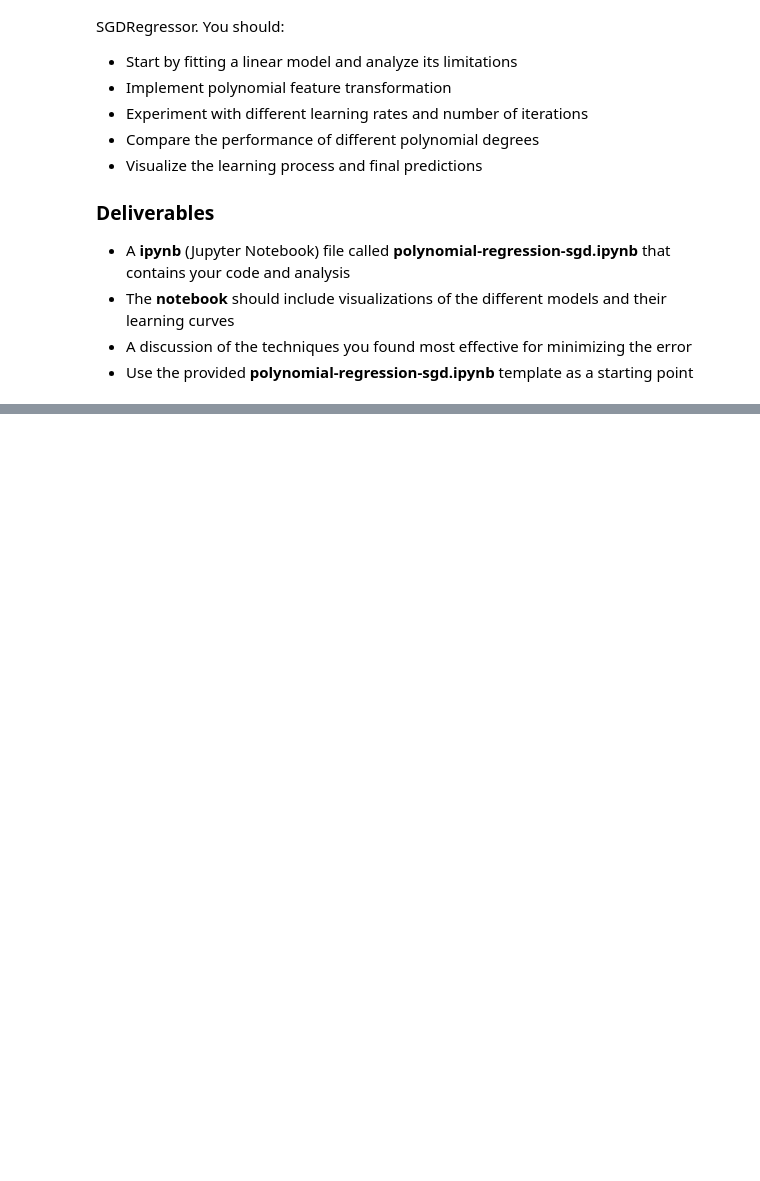
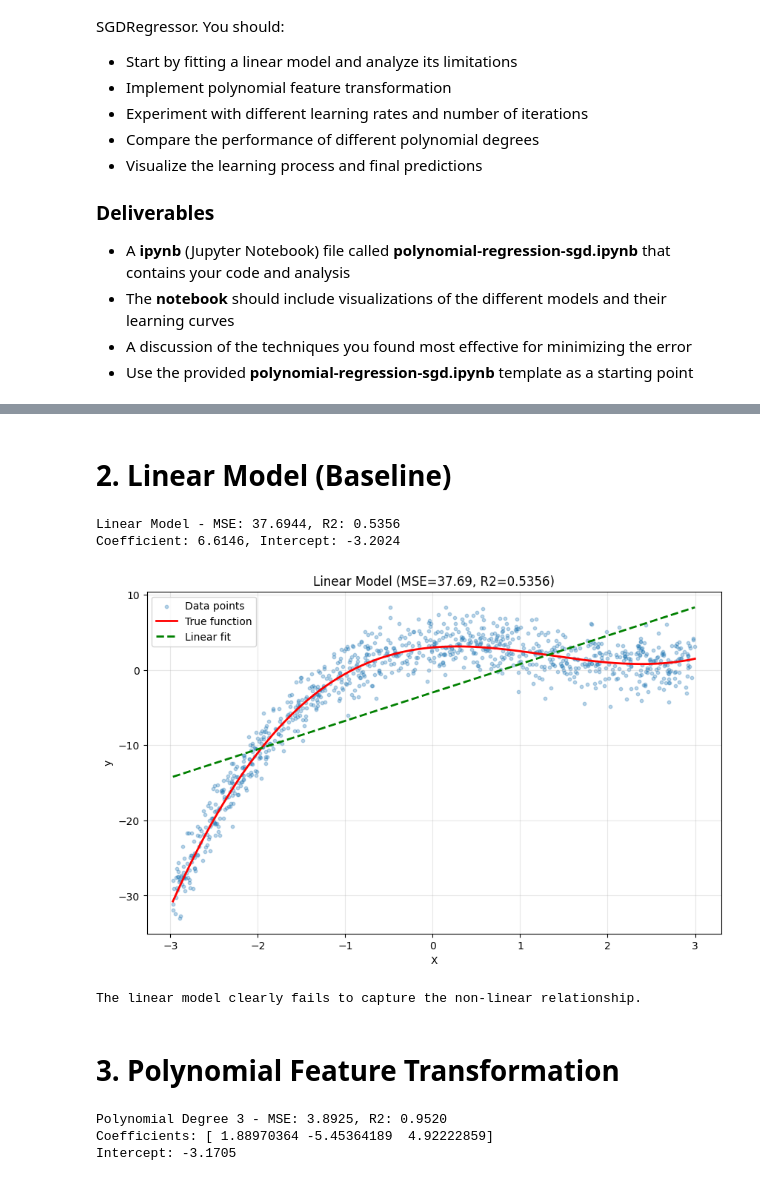
Before and after one commit to mrpunkdasilva/data-science, a Jupyter notebook: assignments/assignment-2/2.4.1.polynomial-regression-sgd.ipynb, the cells around one changed output, grey strips where cells are left out. Saved outputs shown, nothing was run; the diff lists cells and outputs as text; code cells hidden in the pictures; blank space fills up the shorter version.

```diff
--- a/assignments/assignment-2/2.4.1.polynomial-regression-sgd.ipynb
+++ b/assignments/assignment-2/2.4.1.polynomial-regression-sgd.ipynb
@@ -45,0 +86,36 @@ Your task is to explore different approaches to fit this non-linear data using S
+# %% [markdown]
+# 2. Linear Model (Baseline)
+# %%
+scaler = StandardScaler()
+X_scaled = scaler.fit_transform(X)
+
+sgd_linear = SGDRegressor(max_iter=1000, tol=1e-3, eta0=0.01, random_state=42)
+sgd_linear.fit(X_scaled, y)
+
+y_pred_linear = sgd_linear.predict(X_scaled)
+mse_linear = mean_squared_error(y, y_pred_linear)
+r2_linear = r2_score(y, y_pred_linear)
+
+print(f'Linear Model - MSE: {mse_linear:.4f}, R2: {r2_linear:.4f}')
+print(f'Coefficient: {sgd_linear.coef_[0]:.4f}, Intercept: {sgd_linear.intercept_[0]:.4f}')
+# %% [output]
+Linear Model - MSE: 37.6944, R2: 0.5356
+Coefficient: 6.6146, Intercept: -3.2024
+# %%
+plt.figure(figsize=(10, 6))
+plt.scatter(X, y, alpha=0.3, s=10, label='Data points')
+plt.plot(x_sorted, y_sorted, 'r-', linewidth=2, label='True function')
+plt.plot(x_sorted, sgd_linear.predict(scaler.transform(x_sorted.reshape(-1, 1))), 'g--', linewidth=2, label='Linear fit')
+plt.xlabel('X')
+plt.ylabel('y')
+plt.title(f'Linear Model (MSE={mse_linear:.2f}, R2={r2_linear:.4f})')
+plt.legend()
+plt.grid(True, alpha=0.3)
+plt.savefig('data/linear_model.png', dpi=150, bbox_inches='tight')
+plt.show()
+print('The linear model clearly fails to capture the non-linear relationship.')
+# %% [output]
+[figure, added]
+The linear model clearly fails to capture the non-linear relationship.
+# %% [markdown]
+# 3. Polynomial Feature Transformation
@@ -45,0 +137,11 @@ Your task is to explore different approaches to fit this non-linear data using S
+# %%
+degree = 3
+sgd_poly3, poly3, scaler3, mse3, r23, y_pred3 = train_poly_sgd(X, y, degree)
+
+print(f'Polynomial Degree {degree} - MSE: {mse3:.4f}, R2: {r23:.4f}')
+print(f'Coefficients: {sgd_poly3.coef_}')
+print(f'Intercept: {sgd_poly3.intercept_[0]:.4f}')
+# %% [output]
+Polynomial Degree 3 - MSE: 3.8925, R2: 0.9520
+Coefficients: [ 1.88970364 -5.45364189  4.92222859]
+Intercept: -3.1705
```
Also changed, not shown: parts of 25 cells of this notebook, 13 other files.
